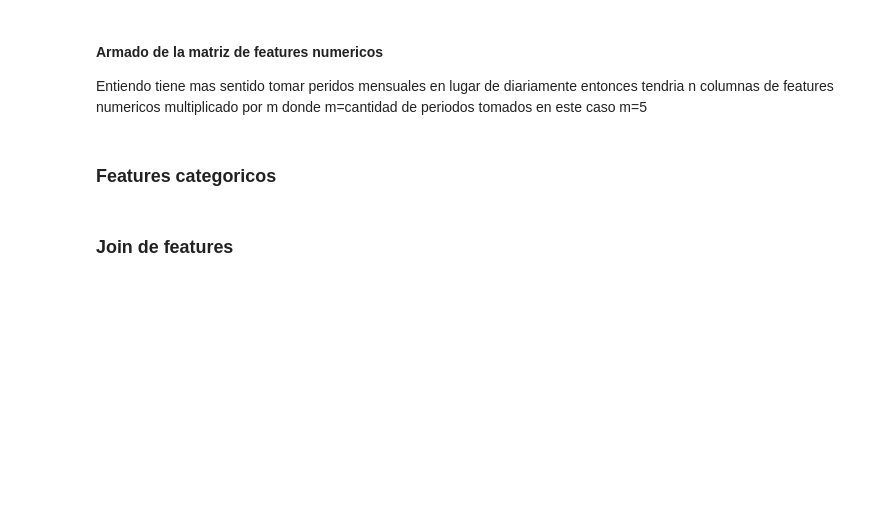
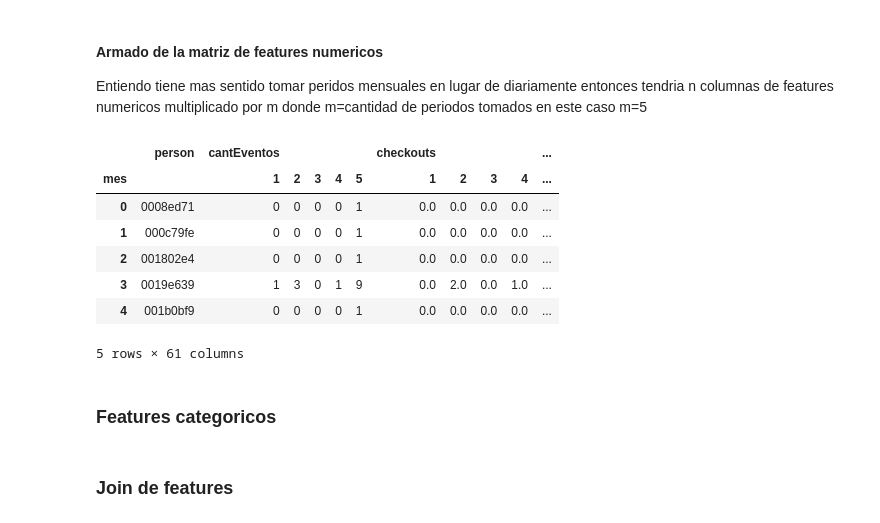
Before and after one commit to JonathanRolon/Organizacion-de-Datos, a Jupyter notebook: Feature Enginering.ipynb, the cells around one changed output. Drawn from its saved outputs; the diff is of its cells as text; code cells hidden in the pictures; blank space fills up the shorter version.

```diff
--- a/Feature Enginering.ipynb
+++ b/Feature Enginering.ipynb
@@ -138,3 +241,9 @@ usersRecurrencias = usersTrain[usersTrain['new_vs_returning'] == 'Returning']\
 usersSearchProduct = usersTrain[usersTrain['event'] == 'searched products']\
                     .groupby(['fecha','person'])['event'].size()\
                     .reset_index().rename(columns = {'event' : 'cantidad de productos buscados'})
+usersSearchProduct['fecha'] = pd.to_datetime( usersSearchProduct['fecha'])
+usersSearchProduct['mes'] = usersSearchProduct['fecha'].dt.month
+usersSearchProduct = usersSearchProduct[['mes','person','cantidad de productos buscados']]
+usersSearchProduct = pd.DataFrame(data = usersSearchProduct.groupby(['mes','person'])['cantidad de productos buscados']\
+                             .size()).unstack('mes',0).reset_index('person')
+usersSearchProduct.head()
@@ -147,4 +278,10 @@ usersCampaignMarketing = usersTrain[usersTrain['event'] == 'ad campaign hit']\
 #11 feature: cantidad de veces que el user ingresa al sitio mediante search engine
 usersSearchEngine =  usersTrain[usersTrain['event'] == 'search engine hit']\
                     .groupby(['fecha','person'])['event'].size()\
-                    .reset_index().rename(columns = {'event' : 'accesos al site por searchEngine'})
+                    .reset_index().rename(columns = {'event' : 'accesos por searchEngine'})
+usersSearchEngine['fecha'] = pd.to_datetime( usersSearchEngine['fecha'])
+usersSearchEngine['mes'] = usersSearchEngine['fecha'].dt.month
+usersSearchEngine = usersSearchEngine[['mes','person','accesos por searchEngine']]
+usersSearchEngine = pd.DataFrame(data = usersSearchEngine.groupby(['mes','person'])['accesos por searchEngine']\
+                             .size()).unstack('mes',0).reset_index('person')
+usersSearchEngine.head()
@@ -153,3 +298,9 @@ usersSearchEngine =  usersTrain[usersTrain['event'] == 'search engine hit']\
 usersHomePage =  usersTrain[usersTrain['event'] == 'generic listing']\
                 .groupby(['fecha','person'])['event'].size()\
                 .reset_index().rename(columns = {'event' : 'accesos a la homepage'})
+usersHomePage['fecha'] = pd.to_datetime( usersHomePage['fecha'])
+usersHomePage['mes'] = usersHomePage['fecha'].dt.month
+usersHomePage = usersHomePage[['mes','person','accesos a la homepage']]
+usersHomePage = pd.DataFrame(data = usersHomePage.groupby(['mes','person'])['accesos a la homepage']\
+                             .size()).unstack('mes',0).reset_index('person')
+usersHomePage.head()
@@ -163,3 +318,42 @@ usersTrain2['mes'] = usersTrain2['fecha'].dt.month
+# %%
+#eventosPorFechaTrain
+#usersChecks
+#usersLeads
+#usersConversions
+#usersStaticPages
+#usersViewedProducts
+#usersBrandListing
+#usersRecurrencias
+#usersSearchProduct
+#usersCampaignMarketing
+#usersSearchEngine
+#usersHomePage
+
+#Hago el join
+join1 = pd.merge(eventosPorFechaTrain,usersChecks, on=['person'],how='left')
+join2 = pd.merge(usersLeads, usersConversions, on=['person'],how='left')
+join3 = pd.merge(usersStaticPages, usersViewedProducts, on=['person'],how='left')
+join4 = pd.merge(usersBrandListing, usersRecurrencias, on=['person'],how='left')
+join5 = pd.merge(usersSearchProduct, usersCampaignMarketing, on=['person'],how='left')
+join6 = pd.merge(usersSearchEngine, usersHomePage, on=['person'],how='left')
+
+join12 = pd.merge(join1,join2, on=['person'],how='left')
+join34 = pd.merge(join3,join4, on=['person'],how='left')
+join56 = pd.merge(join5,join6, on=['person'],how='left')
+
+join12n34 = pd.merge(join12,join34, on=['person'],how='left')
+matrizDatosNumericos = pd.merge(join12n34,join56, on=['person'],how='left').fillna(0)
+
+matrizDatosNumericos.head()
+# %% [output]
+|  | person | cantEventos |  |  |  |  | checkouts |  |  |  | ... |
+| mes |  | 1 | 2 | 3 | 4 | 5 | 1 | 2 | 3 | 4 | ... |
+| 0 | 0008ed71 | 0 | 0 | 0 | 0 | 1 | 0.0 | 0.0 | 0.0 | 0.0 | ... |
+| 1 | 000c79fe | 0 | 0 | 0 | 0 | 1 | 0.0 | 0.0 | 0.0 | 0.0 | ... |
+| 2 | 001802e4 | 0 | 0 | 0 | 0 | 1 | 0.0 | 0.0 | 0.0 | 0.0 | ... |
+| 3 | 0019e639 | 1 | 3 | 0 | 1 | 9 | 0.0 | 2.0 | 0.0 | 1.0 | ... |
+| 4 | 001b0bf9 | 0 | 0 | 0 | 0 | 1 | 0.0 | 0.0 | 0.0 | 0.0 | ... |
+5 rows × 61 columns
 # %% [markdown]
 ### Features categoricos
 # %%
```
Also changed, not shown: parts of 14 cells of this notebook.
